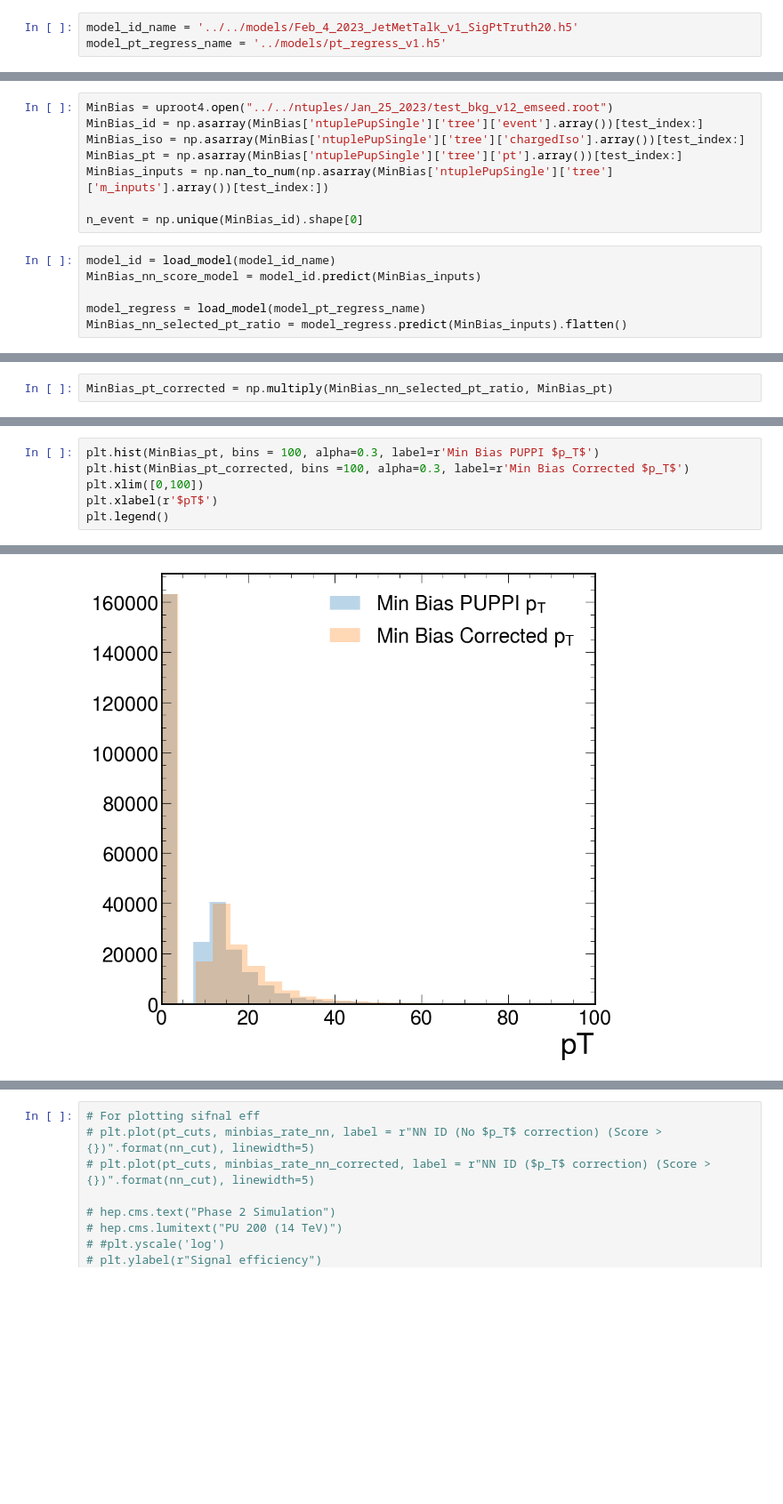
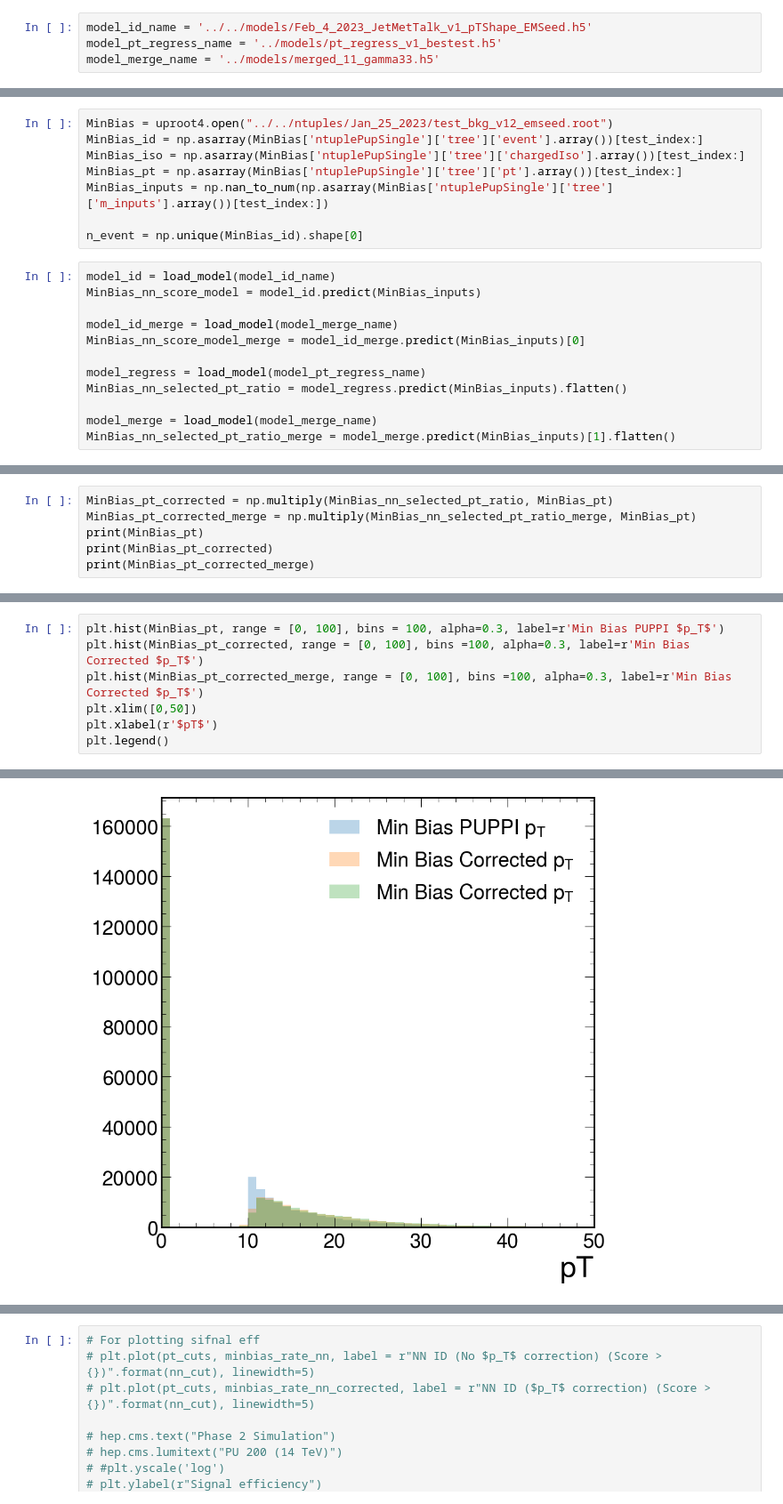
Before and after one commit to ofoofoo/Tau_L1, a Jupyter notebook: notebooks/tau_pt_regress/tau_pt_rate-Orion.ipynb, the cells around one changed output, grey strips where cells are left out. Shown: that part at 89% size. Drawn from its saved outputs; the diff is of its cells as text; blank space fills up the shorter version.

```diff
--- a/notebooks/tau_pt_regress/tau_pt_rate-Orion.ipynb
+++ b/notebooks/tau_pt_regress/tau_pt_rate-Orion.ipynb
@@ -51,6 +50,7 @@ To enable them in other operations, rebuild TensorFlow with the appropriate comp
 # %%
-model_id_name = '../../models/Feb_4_2023_JetMetTalk_v1_SigPtTruth20.h5'
-model_pt_regress_name = '../models/pt_regress_v1.h5'
+model_id_name = '../../models/Feb_4_2023_JetMetTalk_v1_pTShape_EMSeed.h5'
+model_pt_regress_name = '../models/pt_regress_v1_bestest.h5'
+model_merge_name = '../models/merged_11_gamma33.h5'
 # %%
 test_index = 400000
 # %%
@@ -65,6 +65,12 @@ n_event = np.unique(MinBias_id).shape[0]
 model_id = load_model(model_id_name)
 MinBias_nn_score_model = model_id.predict(MinBias_inputs)
 
+model_id_merge = load_model(model_merge_name)
+MinBias_nn_score_model_merge = model_id_merge.predict(MinBias_inputs)[0]
+
 model_regress = load_model(model_pt_regress_name)
 MinBias_nn_selected_pt_ratio = model_regress.predict(MinBias_inputs).flatten()
+
+model_merge = load_model(model_merge_name)
+MinBias_nn_selected_pt_ratio_merge = model_merge.predict(MinBias_inputs)[1].flatten()
 # %% [output]
@@ -73,2 +81,6 @@ MinBias_nn_selected_pt_ratio = model_regress.predict(MinBias_inputs).flatten()
 # %%
 MinBias_pt_corrected = np.multiply(MinBias_nn_selected_pt_ratio, MinBias_pt)
+MinBias_pt_corrected_merge = np.multiply(MinBias_nn_selected_pt_ratio_merge, MinBias_pt)
+print(MinBias_pt)
+print(MinBias_pt_corrected)
+print(MinBias_pt_corrected_merge)
@@ -75,10 +91,11 @@ MinBias_pt_corrected = np.multiply(MinBias_nn_selected_pt_ratio, MinBias_pt)
 # %%
-plt.hist(MinBias_pt, bins = 100, alpha=0.3, label=r'Min Bias PUPPI $p_T$')
-plt.hist(MinBias_pt_corrected, bins =100, alpha=0.3, label=r'Min Bias Corrected $p_T$')
-plt.xlim([0,100])
+plt.hist(MinBias_pt, range = [0, 100], bins = 100, alpha=0.3, label=r'Min Bias PUPPI $p_T$')
+plt.hist(MinBias_pt_corrected, range = [0, 100], bins =100, alpha=0.3, label=r'Min Bias Corrected $p_T$')
+plt.hist(MinBias_pt_corrected_merge, range = [0, 100], bins =100, alpha=0.3, label=r'Min Bias Corrected $p_T$')
+plt.xlim([0,50])
 plt.xlabel(r'$pT$')
 plt.legend()
 # %% [output]
 <matplotlib.legend.Legend at 0x...>
-[figure, old version]
+[figure, new version]
 # %%
```
Also changed, not shown: parts of 7 cells of this notebook, 3 other files.
